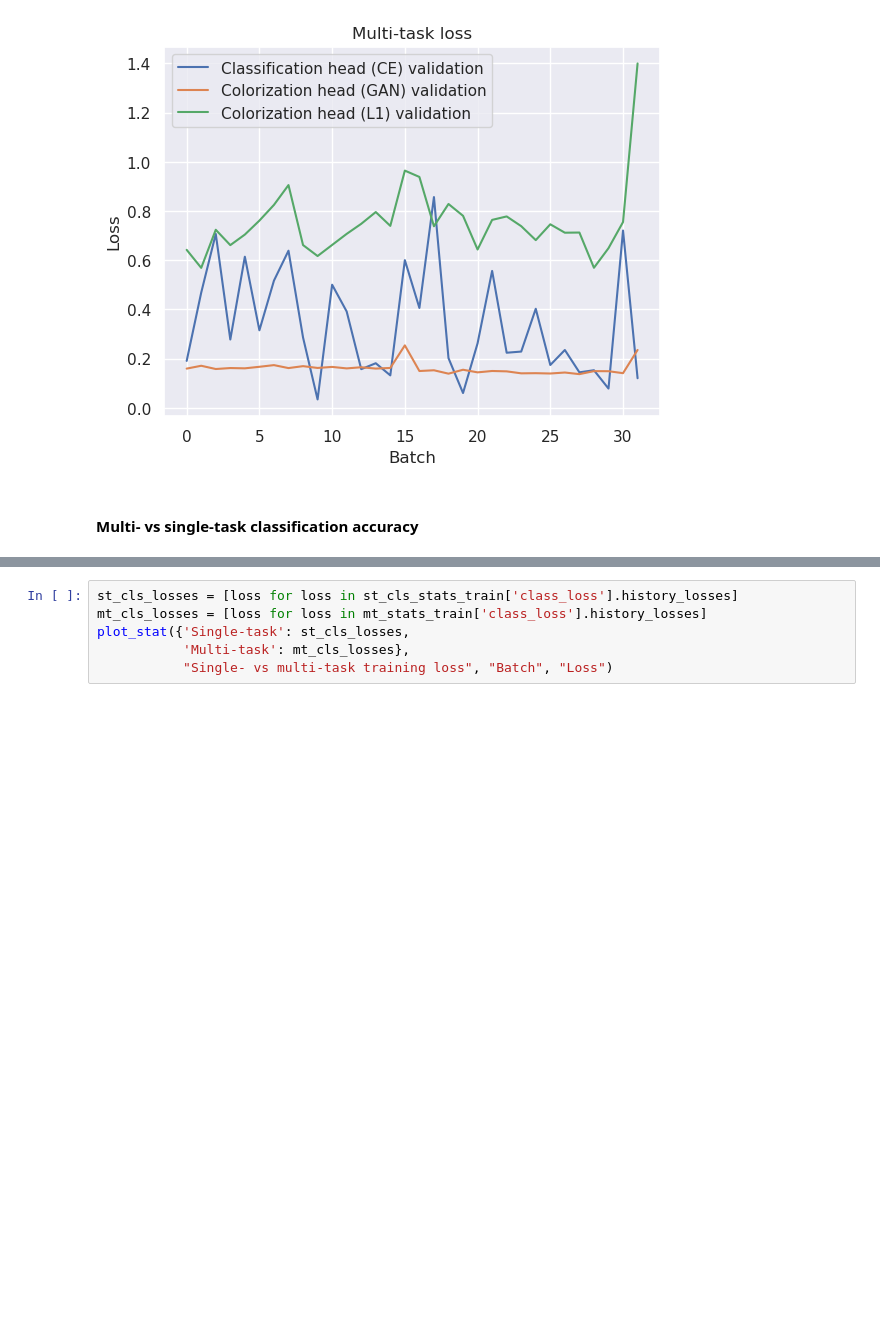
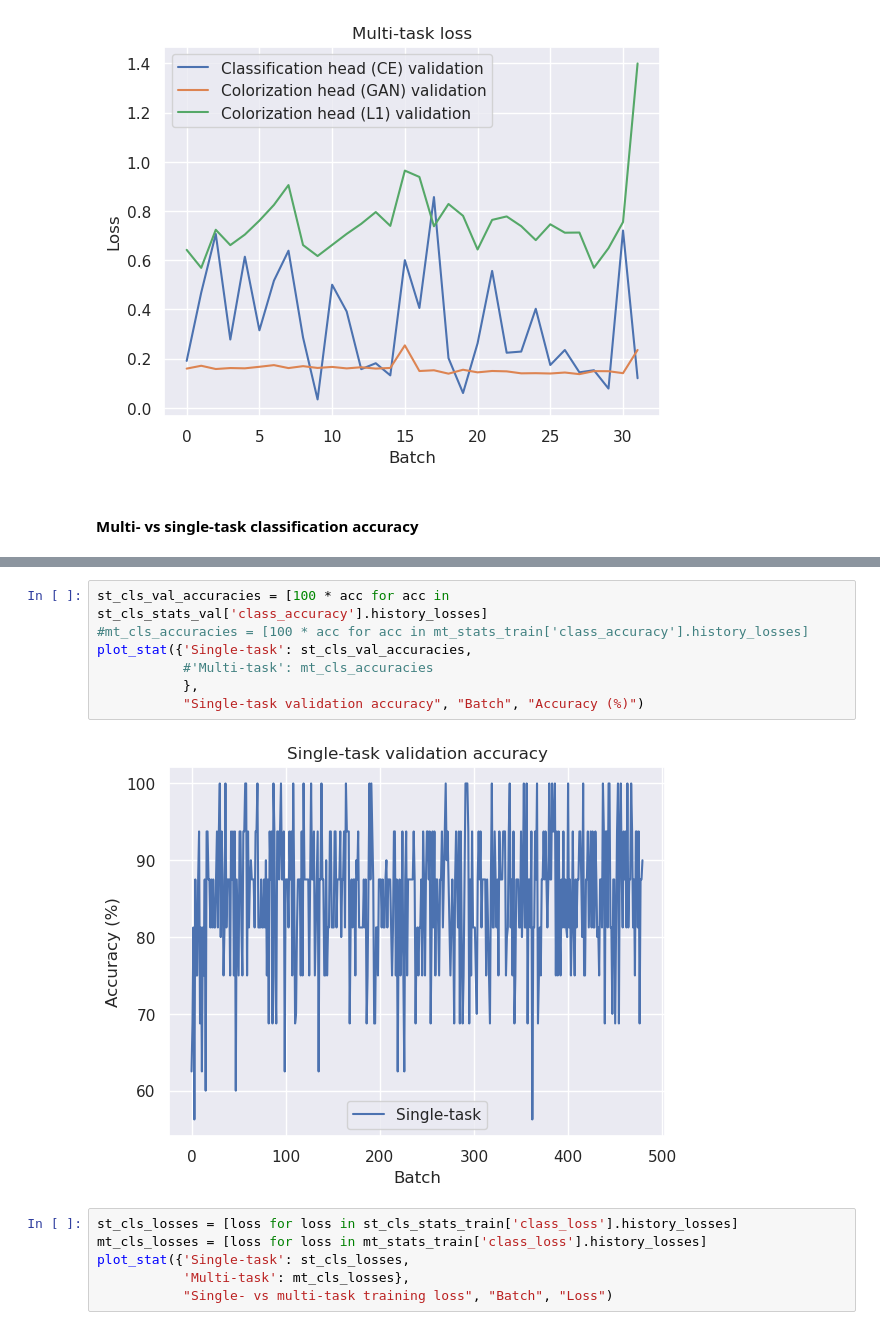
Before and after one commit to StasiekKolodz/DML-multitasking-project, a Jupyter notebook: main.ipynb, the cells around one changed output, grey strips where cells are left out. Cells and saved outputs as stored; diff of their text form; blank space fills up the shorter version.

```diff
--- a/main.ipynb
+++ b/main.ipynb
@@ -814,3 +995,12 @@ plot_stat({'Single-task': st_cls_accuracies,
+# %%
+st_cls_val_accuracies = [100 * acc for acc in st_cls_stats_val['class_accuracy'].history_losses]
+#mt_cls_accuracies = [100 * acc for acc in mt_stats_train['class_accuracy'].history_losses]
+plot_stat({'Single-task': st_cls_val_accuracies,
+           #'Multi-task': mt_cls_accuracies
+           },
+           "Single-task validation accuracy", "Batch", "Accuracy (%)")
+# %% [output]
+[figure, added]
 # %%
 st_cls_losses = [loss for loss in st_cls_stats_train['class_loss'].history_losses]
 mt_cls_losses = [loss for loss in mt_stats_train['class_loss'].history_losses]
```
Also changed, not shown: parts of 4 cells of this notebook, 2 other files.
